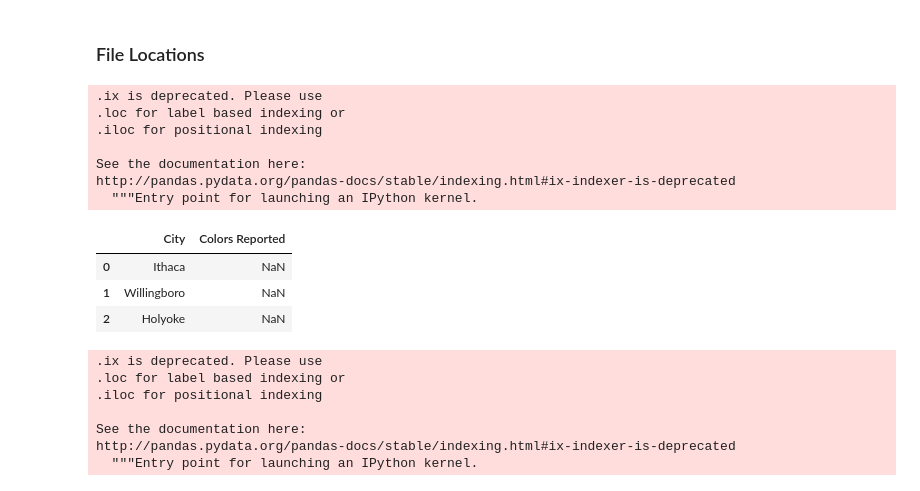
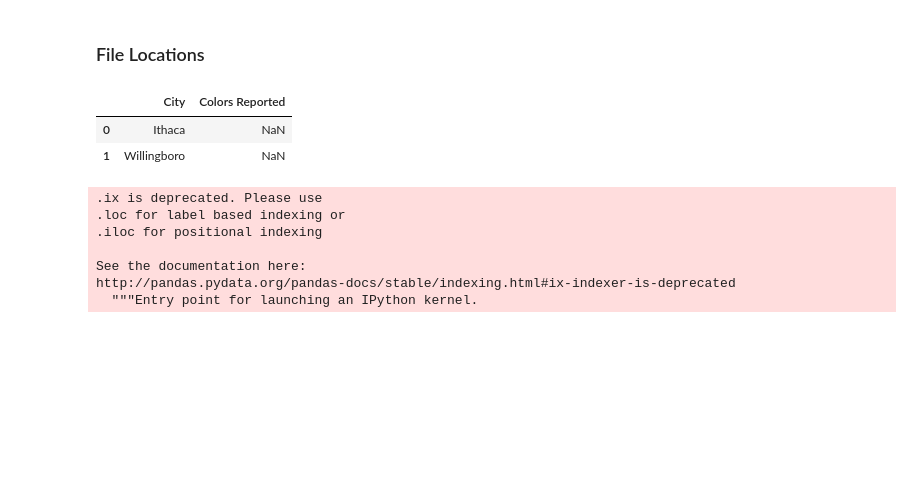
Before and after one commit to ergonyc/Practice-python-exercises, a Jupyter notebook: DataPresentation0/2-EDA.ipynb, the cells around one changed output. Saved outputs shown, nothing was run; the diff lists cells and outputs as text; code cells hidden in the pictures; blank space fills up the shorter version.

```diff
--- a/DataPresentation0/2-EDA.ipynb
+++ b/DataPresentation0/2-EDA.ipynb
@@ -35,20 +36,12 @@ dtype: int64
 # %% [markdown]
 ### File Locations
 # %%
-ufo.ix[0:2,0:2]
-ufo.iloc[]
+#ufo.ix[0:2,0:2]
+ufo.iloc[0:2,0:2]
 # %% [output]
-.ix is deprecated. Please use
-.loc for label based indexing or
-.iloc for positional indexing
-
-See the documentation here:
-http://pandas.pydata.org/pandas-docs/stable/indexing.html#ix-indexer-is-deprecated
-  """Entry point for launching an IPython kernel.
 |  | City | Colors Reported |
 | 0 | Ithaca | NaN |
 | 1 | Willingboro | NaN |
-| 2 | Holyoke | NaN |
 # %%
 drinks.ix[0:2,0:2]
 # %% [output]
```
Also changed, not shown: parts of 7 cells of this notebook, 1 other file.
